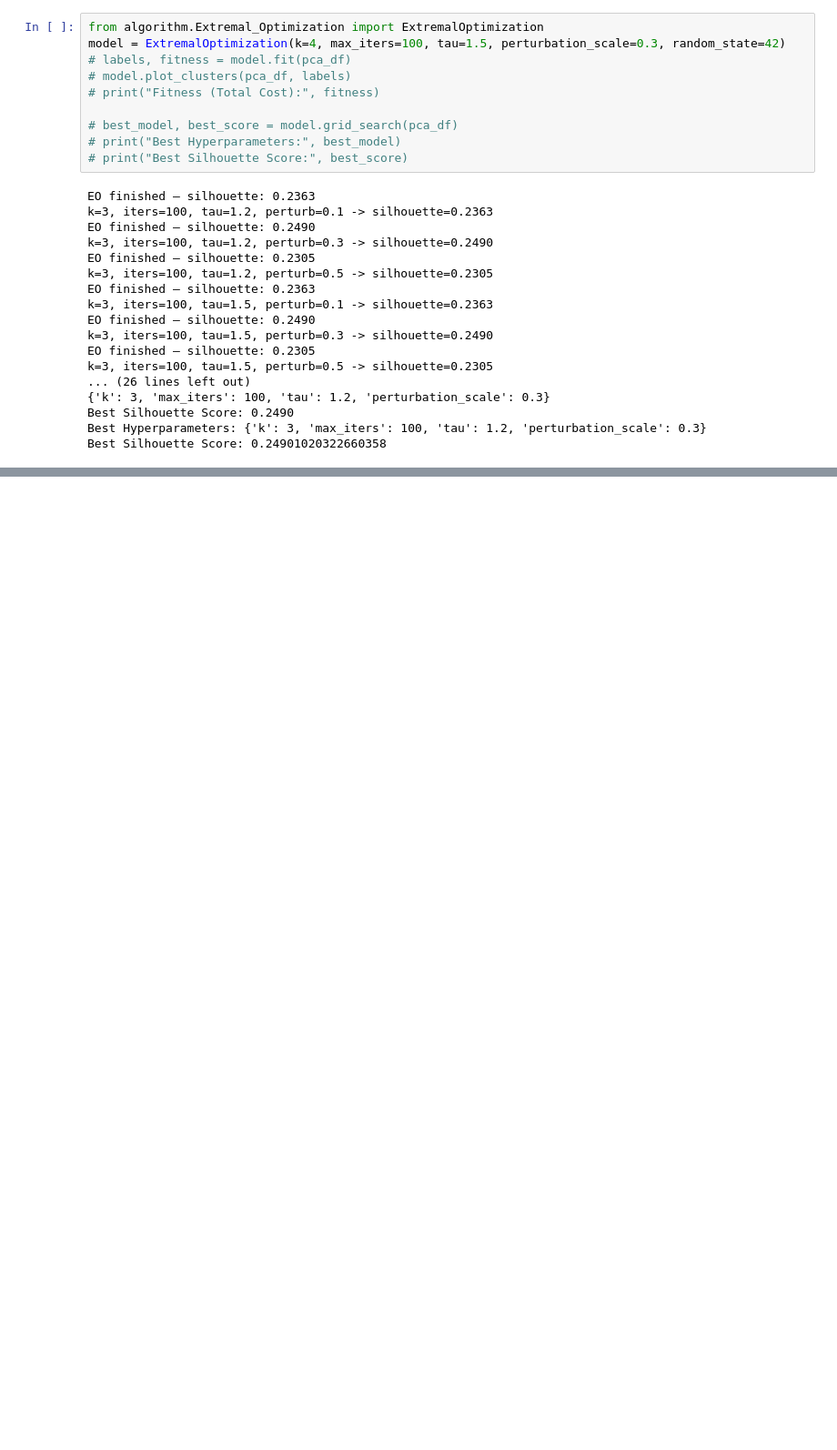
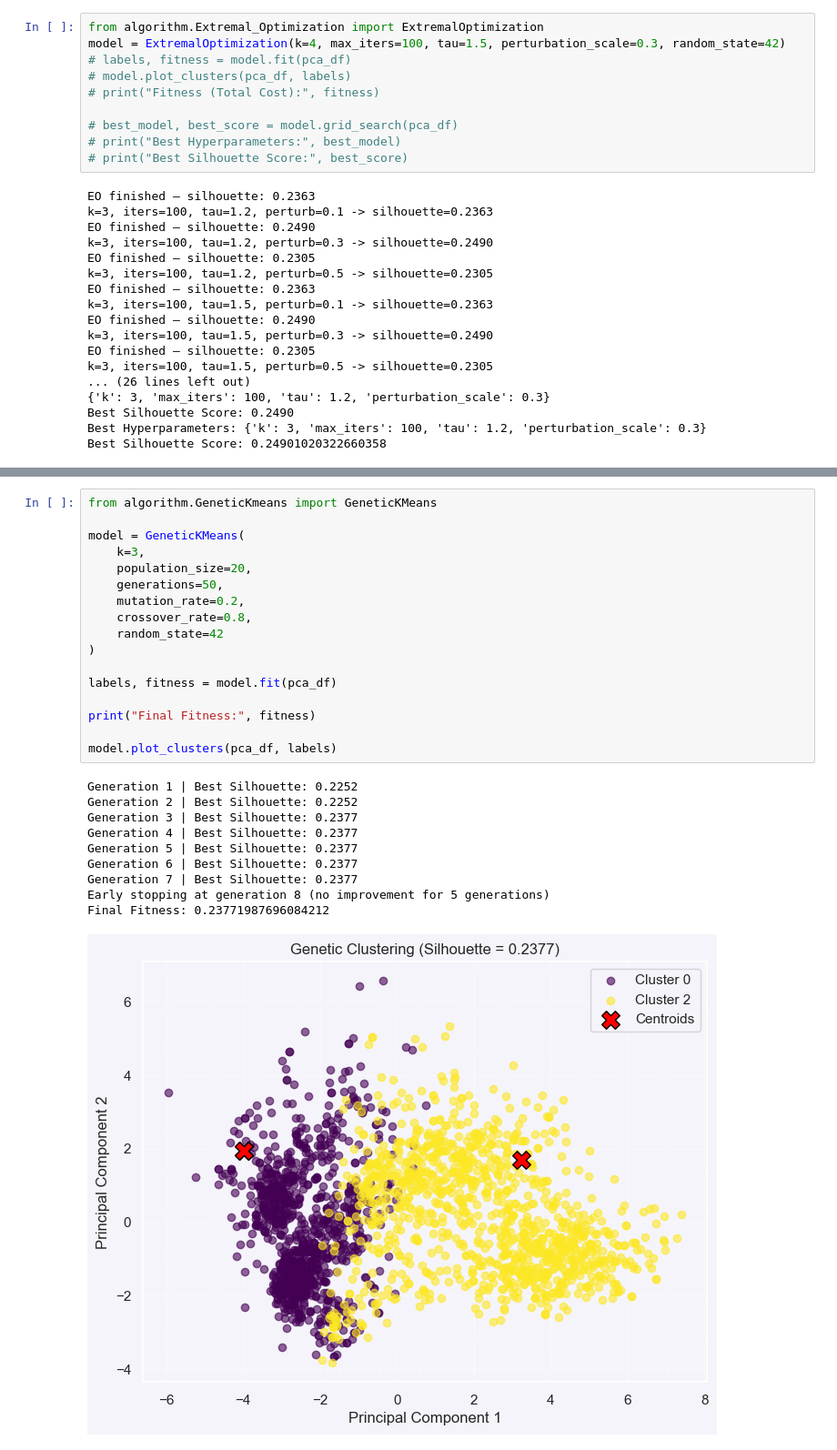
Before and after one commit to mrieden/CI_project, a Jupyter notebook: main.ipynb, the cells around one changed output, grey strips where cells are left out. Shown at 91% size. Saved outputs shown, nothing was run; the diff lists cells and outputs as text; blank space fills up the shorter version.

```diff
--- a/main.ipynb
+++ b/main.ipynb
@@ -460,6 +471,34 @@ Best Parameters:
 {'k': 3, 'population_size': 20, 'generations': 50, 'mutation_rate': 0.2, 'crossover_rate': 0.8}
 Best Silhouette Score: 0.2377
 Best Hyperparameters: 0.23771987696084212
+# %%
+from algorithm.GeneticKmeans import GeneticKMeans
+
+model = GeneticKMeans(
+    k=3,
+    population_size=20,
+    generations=50,
+    mutation_rate=0.2,
+    crossover_rate=0.8,
+    random_state=42
+)
+
+labels, fitness = model.fit(pca_df)
+
+print("Final Fitness:", fitness)
+
+model.plot_clusters(pca_df, labels)
+# %% [output]
+Generation 1 | Best Silhouette: 0.2252
+Generation 2 | Best Silhouette: 0.2252
+Generation 3 | Best Silhouette: 0.2377
+Generation 4 | Best Silhouette: 0.2377
+Generation 5 | Best Silhouette: 0.2377
+Generation 6 | Best Silhouette: 0.2377
+Generation 7 | Best Silhouette: 0.2377
+Early stopping at generation 8 (no improvement for 5 generations)
+Final Fitness: 0.23771987696084212
+[figure, added]
 # %%
 from algorithm.ica import ImperialistCompetitiveClustering
 model = ImperialistCompetitiveClustering(k=3,n_countries=20, n_imperialists=10
```
Also changed, not shown: parts of 9 cells of this notebook, 5 other files.
